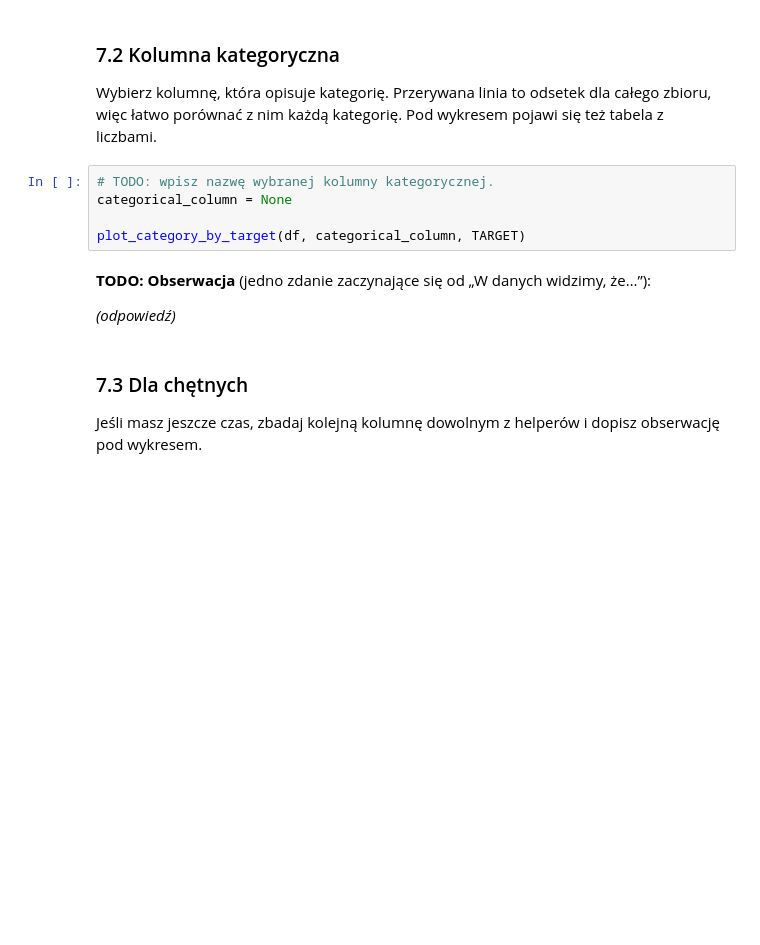
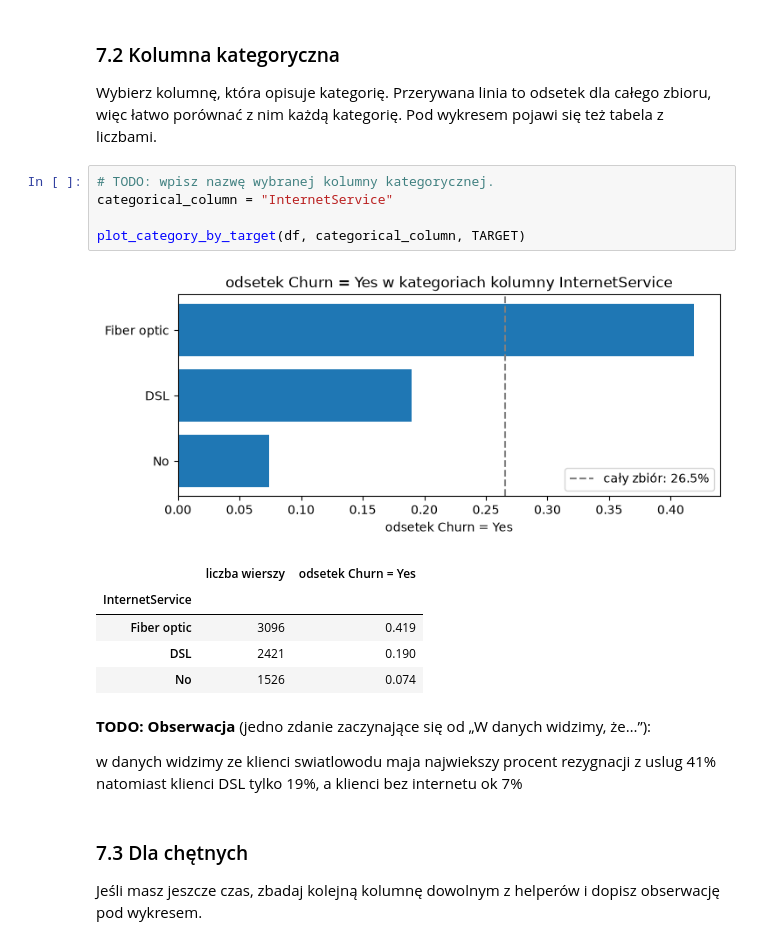
Before and after one commit to S30488/S30488_Jakub_Okurowski, a Jupyter notebook: notebooks/01_onboarding_eda.ipynb, the cells around one changed output. Drawn from its saved outputs; the diff is of its cells as text; blank space fills up the shorter version.

```diff
--- a/notebooks/01_onboarding_eda.ipynb
+++ b/notebooks/01_onboarding_eda.ipynb
@@ -497,13 +519,20 @@ plot_numeric_by_target(df, numeric_column, TARGET)
 Wybierz kolumnę, która opisuje kategorię. Przerywana linia to odsetek dla całego zbioru, więc łatwo porównać z nim każdą kategorię. Pod wykresem pojawi się też tabela z liczbami.
 # %%
 # TODO: wpisz nazwę wybranej kolumny kategorycznej.
-categorical_column = None
+categorical_column = "InternetService"
 
 plot_category_by_target(df, categorical_column, TARGET)
+# %% [output]
+[figure, added]
+|  | liczba wierszy | odsetek Churn = Yes |
+| InternetService |  |  |
+| Fiber optic | 3096 | 0.419 |
+| DSL | 2421 | 0.190 |
+| No | 1526 | 0.074 |
 # %% [markdown]
 **TODO: Obserwacja** (jedno zdanie zaczynające się od „W danych widzimy, że…”):
 
-*(odpowiedź)*
+w danych widzimy ze klienci swiatlowodu maja najwiekszy procent rezygnacji z uslug 41% natomiast klienci DSL tylko 19%, a klienci bez internetu ok 7%
 # %% [markdown]
 ### 7.3 Dla chętnych
 
```
Also changed, not shown: parts of 11 cells of this notebook.
